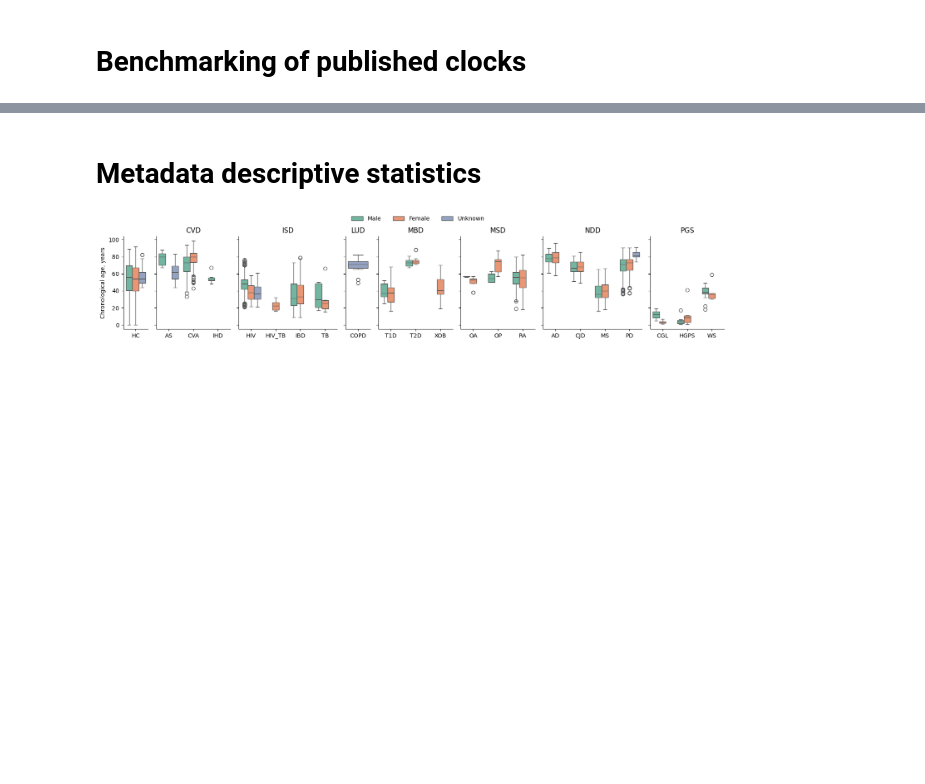
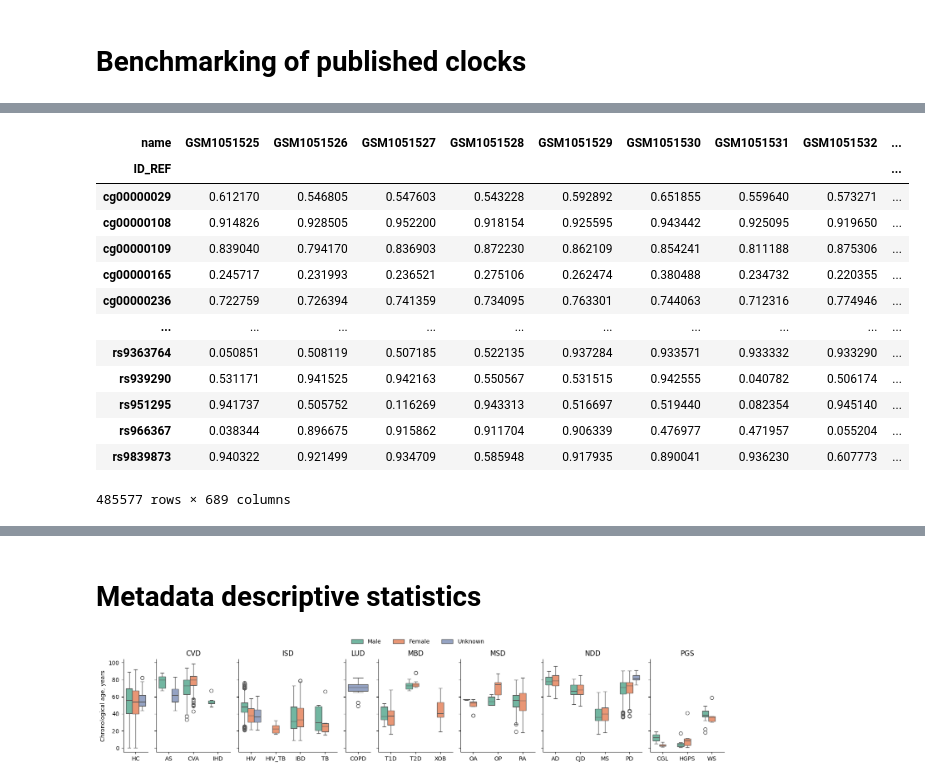
Before and after one commit to ComputationalAgingLab/ComputAge, a Jupyter notebook: benchmarking.ipynb, the cells around one changed output, grey strips where cells are left out. Drawn from its saved outputs; the diff is of its cells as text; code cells hidden in the pictures; blank space fills up the shorter version.

```diff
--- a/benchmarking.ipynb
+++ b/benchmarking.ipynb
@@ -130,0 +157,2 @@ GSE53841:HIV - AA1 testing 24 disease samples
+# %%
+data, meta = pd.read_pickle('/tank/projects/computage/benchmarking/GSE103929.pkl.gz', compression='gzip').values()
@@ -130,0 +215,17 @@ GSE53841:HIV - AA1 testing 24 disease samples
+# %%
+data
+# %% [output]
+| name | GSM1051525 | GSM1051526 | GSM1051527 | GSM1051528 | GSM1051529 | GSM1051530 | GSM1051531 | GSM1051532 | ... |
+| ID_REF |  |  |  |  |  |  |  |  | ... |
+| cg00000029 | 0.612170 | 0.546805 | 0.547603 | 0.543228 | 0.592892 | 0.651855 | 0.559640 | 0.573271 | ... |
+| cg00000108 | 0.914826 | 0.928505 | 0.952200 | 0.918154 | 0.925595 | 0.943442 | 0.925095 | 0.919650 | ... |
+| cg00000109 | 0.839040 | 0.794170 | 0.836903 | 0.872230 | 0.862109 | 0.854241 | 0.811188 | 0.875306 | ... |
+| cg00000165 | 0.245717 | 0.231993 | 0.236521 | 0.275106 | 0.262474 | 0.380488 | 0.234732 | 0.220355 | ... |
+| cg00000236 | 0.722759 | 0.726394 | 0.741359 | 0.734095 | 0.763301 | 0.744063 | 0.712316 | 0.774946 | ... |
+| ... | ... | ... | ... | ... | ... | ... | ... | ... | ... |
+| rs9363764 | 0.050851 | 0.508119 | 0.507185 | 0.522135 | 0.937284 | 0.933571 | 0.933332 | 0.933290 | ... |
+| rs939290 | 0.531171 | 0.941525 | 0.942163 | 0.550567 | 0.531515 | 0.942555 | 0.040782 | 0.506174 | ... |
+| rs951295 | 0.941737 | 0.505752 | 0.116269 | 0.943313 | 0.516697 | 0.519440 | 0.082354 | 0.945140 | ... |
+| rs966367 | 0.038344 | 0.896675 | 0.915862 | 0.911704 | 0.906339 | 0.476977 | 0.471957 | 0.055204 | ... |
+| rs9839873 | 0.940322 | 0.921499 | 0.934709 | 0.585948 | 0.917935 | 0.890041 | 0.936230 | 0.607773 | ... |
+485577 rows × 689 columns
```
Also changed, not shown: parts of 25 cells of this notebook, 12 other files.
